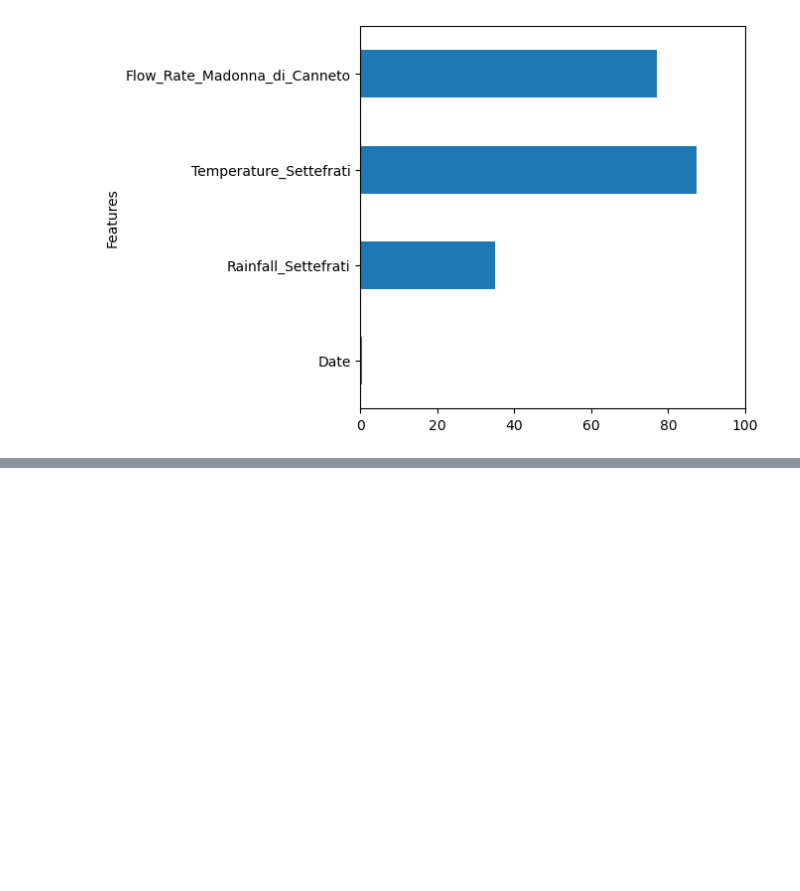
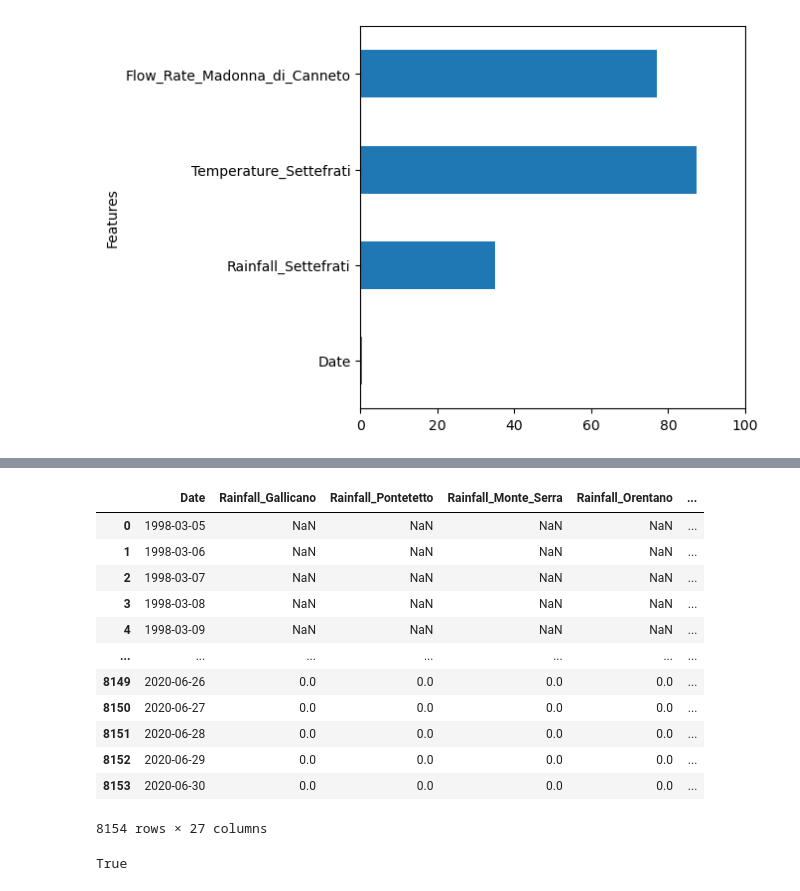
Before and after one commit to safeer-maker/Acea-Water-Prediction, a Jupyter notebook: water prediction.ipynb, the cells around one changed output, grey strips where cells are left out. Drawn from its saved outputs; the diff is of its cells as text; code cells hidden in the pictures; blank space fills up the shorter version.

```diff
--- a/water prediction.ipynb
+++ b/water prediction.ipynb
@@ -490,0 +549,21 @@ Flow_Rate_Madonna_di_Canneto                      1.000000
+# %%
+temp_df = auser_df.copy()
+temp_df
+# %% [output]
+|  | Date | Rainfall_Gallicano | Rainfall_Pontetetto | Rainfall_Monte_Serra | Rainfall_Orentano | ... |
+| 0 | 1998-03-05 | NaN | NaN | NaN | NaN | ... |
+| 1 | 1998-03-06 | NaN | NaN | NaN | NaN | ... |
+| 2 | 1998-03-07 | NaN | NaN | NaN | NaN | ... |
+| 3 | 1998-03-08 | NaN | NaN | NaN | NaN | ... |
+| 4 | 1998-03-09 | NaN | NaN | NaN | NaN | ... |
+| ... | ... | ... | ... | ... | ... | ... |
+| 8149 | 2020-06-26 | 0.0 | 0.0 | 0.0 | 0.0 | ... |
+| 8150 | 2020-06-27 | 0.0 | 0.0 | 0.0 | 0.0 | ... |
+| 8151 | 2020-06-28 | 0.0 | 0.0 | 0.0 | 0.0 | ... |
+| 8152 | 2020-06-29 | 0.0 | 0.0 | 0.0 | 0.0 | ... |
+| 8153 | 2020-06-30 | 0.0 | 0.0 | 0.0 | 0.0 | ... |
+8154 rows × 27 columns
+# %%
+0 == 0.0
+# %% [output]
+True
```
Also changed, not shown: parts of 42 cells of this notebook.
